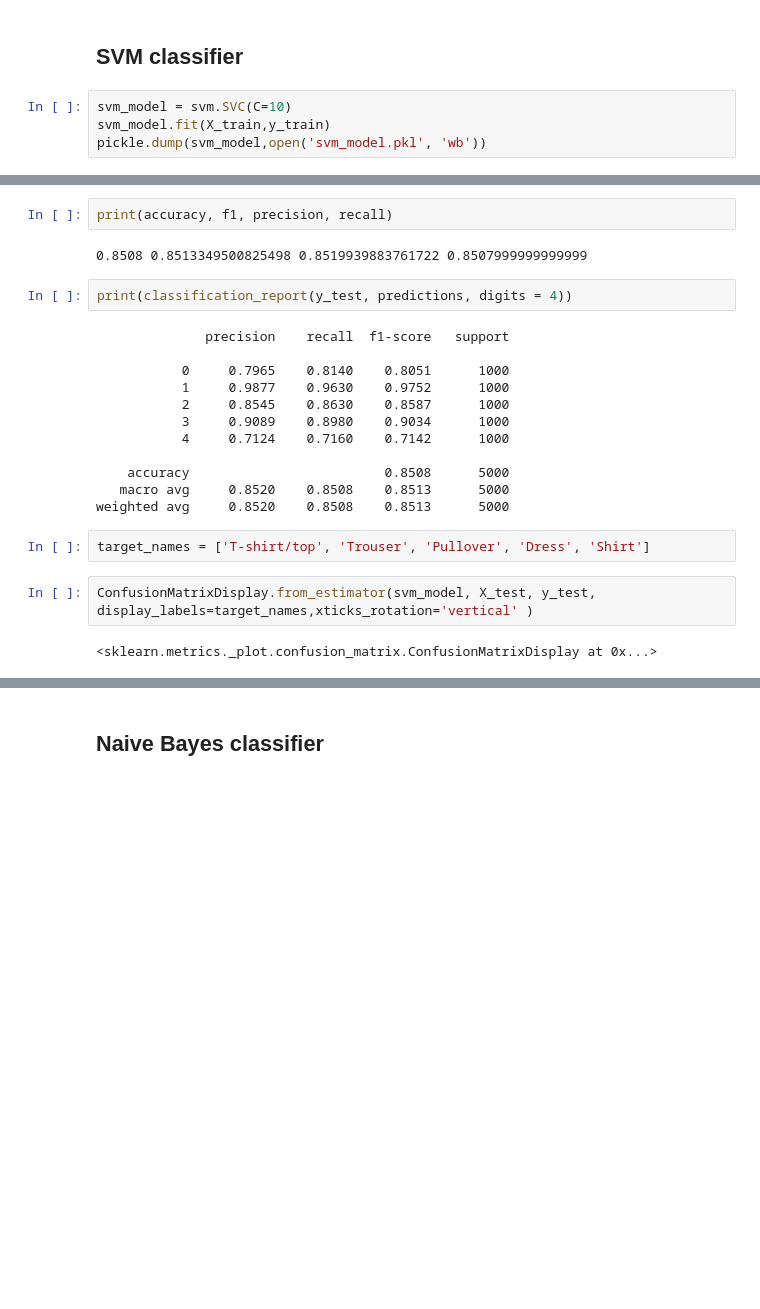
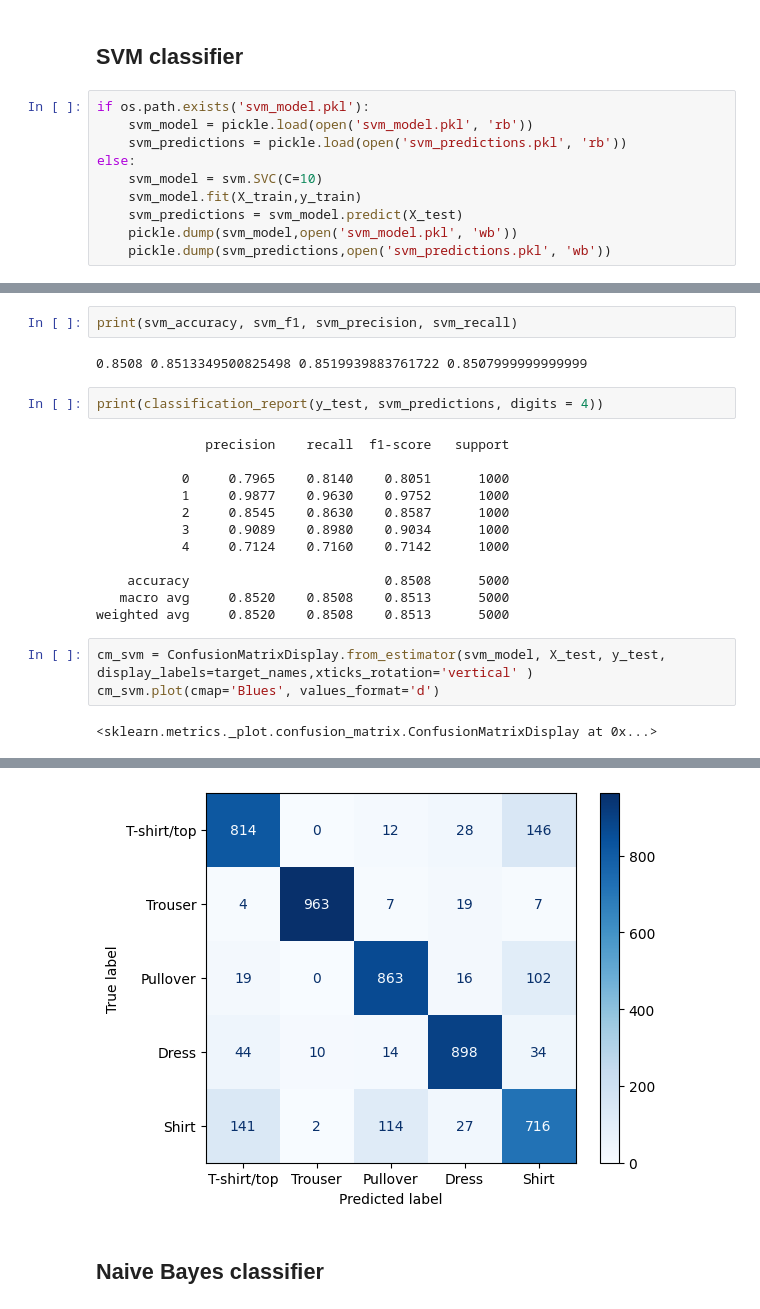
Before and after one commit to AnnaMariaGnat/ML_Project, a Jupyter notebook: Notebooks/06-Testing/Final_testing.ipynb, the cells around one changed output, grey strips where cells are left out. Saved outputs shown, nothing was run; the diff lists cells and outputs as text; blank space fills up the shorter version.

```diff
--- a/Notebooks/06-Testing/Final_testing.ipynb
+++ b/Notebooks/06-Testing/Final_testing.ipynb
@@ -68,6 +72,12 @@ from sklearn.neighbors import KNeighborsClassifier as KNN
 # %% [markdown]
 ## SVM classifier
 # %%
-svm_model = svm.SVC(C=10)
-svm_model.fit(X_train,y_train)
-pickle.dump(svm_model,open('svm_model.pkl', 'wb'))
+if os.path.exists('svm_model.pkl'):
+    svm_model = pickle.load(open('svm_model.pkl', 'rb'))
+    svm_predictions = pickle.load(open('svm_predictions.pkl', 'rb'))
+else:
+    svm_model = svm.SVC(C=10)
+    svm_model.fit(X_train,y_train)
+    svm_predictions = svm_model.predict(X_test)
+    pickle.dump(svm_model,open('svm_model.pkl', 'wb'))
+    pickle.dump(svm_predictions,open('svm_predictions.pkl', 'wb'))
@@ -84,9 +89,9 @@ recall= recall_score(y_test, predictions, average='macro')
-# %%
-print(accuracy, f1, precision, recall)
-# %% [output]
-0.8508 0.8513349500825498 0.8519939883761722 0.8507999999999999
+# %%
+print(svm_accuracy, svm_f1, svm_precision, svm_recall)
+# %% [output]
+0.8508 0.8513349500825498 0.8519939883761722 0.8507999999999999
 # %%
-print(classification_report(y_test, predictions, digits = 4))
+print(classification_report(y_test, svm_predictions, digits = 4))
 # %% [output]
               precision    recall  f1-score   support
 
@@ -99,12 +104,12 @@ print(classification_report(y_test, predictions, digits = 4))
     accuracy                         0.8508      5000
    macro avg     0.8520    0.8508    0.8513      5000
 weighted avg     0.8520    0.8508    0.8513      5000
-# %%
-target_names = ['T-shirt/top', 'Trouser', 'Pullover', 'Dress', 'Shirt']
 # %%
-ConfusionMatrixDisplay.from_estimator(svm_model, X_test, y_test, display_labels=target_names,xticks_rotation='vertical' )
+cm_svm = ConfusionMatrixDisplay.from_estimator(svm_model, X_test, y_test, display_labels=target_names,xticks_rotation='vertical' )
+cm_svm.plot(cmap='Blues', values_format='d')
 # %% [output]
 <sklearn.metrics._plot.confusion_matrix.ConfusionMatrixDisplay at 0x...>
 [figure]
+[figure, added]
 # %% [markdown]
 ## Naive Bayes classifier
```
Also changed, not shown: parts of 21 cells of this notebook, 19 other files.
